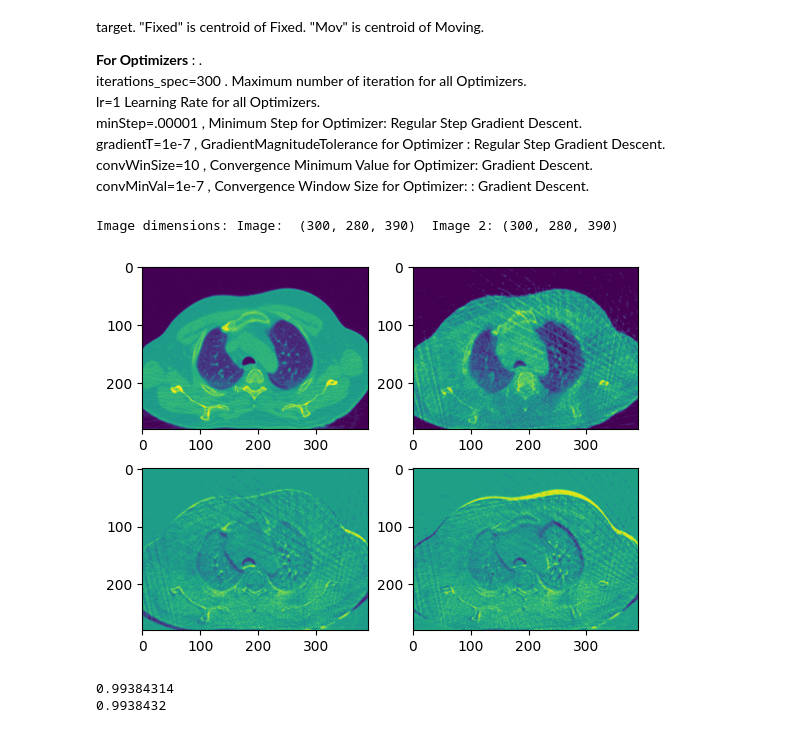
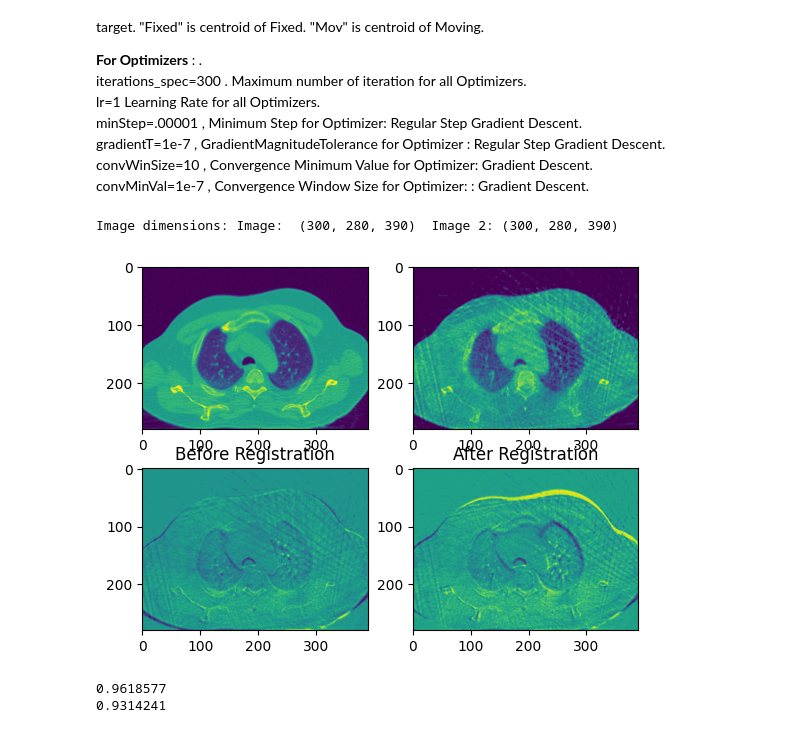
Before and after one commit to ldelaoa/ImageRegistration_Tutorials, a Jupyter notebook: Notebook2_CT_CBCT.ipynb, the cells around one changed output. Cells and saved outputs as stored; diff of their text form; code cells hidden in the pictures.

```diff
--- a/Notebook2_CT_CBCT.ipynb
+++ b/Notebook2_CT_CBCT.ipynb
@@ -34,7 +36,7 @@ def normalizeSimpleITK(image,tresh_min,tresh_max):
 
     return image_normalized
 # %%
-root = "/home/umcg/Desktop/Teaching/ImageRegistrationPt2/ThoraxCBCT/imagesTr/"
+root = "C:/Users/delaoArevaLR/OneDrive - UMCG/Backup/Desktop/CBCT-CT_SampleData/ThoraxCBCT/imagesTr/"
 name = "ThoraxCBCT_000"
 for i in range(5):
     ct_path = root+name+str(i)+"_0000.nii.gz"
@@ -115,45 +117,48 @@ gradientT=1e-7  , GradientMagnitudeTolerance for Optimizer :  Regular Step Gradi
 convWinSize=10  , Convergence Minimum Value for Optimizer: Gradient Descent.
 convMinVal=1e-7 , Convergence Window Size for Optimizer: : Gradient Descent.
 # %%
-transf_spec = "Euler3D" #"Similarity3D" "VersorRigid3D" "Scale3D"
-center_spec = "Geometry"  # Geometry or Moments
+transf_spec = "Scale3D" #"Similarity3D" "VersorRigid3D" "Scale3D"
+center_spec = "Moments"  # Geometry or Moments
 metric_spec = "MatesMutualInformation"  # "Correlation" or "MatesMutualInformation" or "MeanSquares"
 optimizer = "RegularStepGradientDescent"  # GradientDescent" or "RegularStepGradientDescent"
 shift_sepc = "PhysicalShift"  # "PhysicalShift" or "IndexShift"
 
 #Both Optimizers
 iterations_spec=300
-lr=.8
+lr=2
 #ResgularStep Gradient
-minStep=1e-8
-gradientT=1e-10
+minStep=1e-6
+gradientT=1e-7
 #Gradient Descent
 convMinVal =1
 convWinSize = int(1e-18)
 
 #Offset
-offset = "Diff" #Fix, Mov, Diff
+offset = "Fix" #Fix, Mov, Diff
+
+#Plot results
+plot_boolean=False
 
 moved_array, evaluationMetric, final_transform = tailor_registration(fixed_array, moving_array, transf_spec,
                                                                          center_spec, metric_spec, optimizer,
                                                                          shift_sepc, offset, iterations_spec=iterations_spec,
                                                                          lr=lr,minStep=minStep, gradientT=gradientT,
-                                                                         convMinVal=convMinVal,convWinSize = convWinSize)
+                                                                         convMinVal=convMinVal,convWinSize = convWinSize,plot_bool=plot_boolean)
 # %%
 #Visually see the registration:
 print("Image dimensions: Image: ",fixed_array.shape," Image 2:", moved_array.shape)
 plt.subplot(221),plt.imshow(fixed_array[150,:,:])
 plt.subplot(222),plt.imshow(moved_array[150,:,:])
-plt.subplot(223),plt.imshow(fixed_array[150,:,:]-moved_array[150,:,:])
-plt.subplot(224),plt.imshow(fixed_array[150,:,:]-moving_array[150,:,:])
+plt.subplot(223),plt.imshow(fixed_array[150,:,:]-moved_array[150,:,:]),plt.title("Before Registration")
+plt.subplot(224),plt.imshow(fixed_array[150,:,:]-moving_array[150,:,:]),plt.title("After Registration")
 plt.show()
 # %% [output]
 Image dimensions: Image:  (300, 280, 390)  Image 2: (300, 280, 390)
-[figure, old version]
+[figure, new version]
 # %%
 print(np.sum(fixed_array)/np.sum(moved_array))
 
 print(np.sum(fixed_array)/np.sum(moving_array))
 # %% [output]
-0.99384314
-0.9938432
+0.9618577
+0.9314241
```
Also changed, not shown: parts of 3 cells of this notebook, 2 other files.
